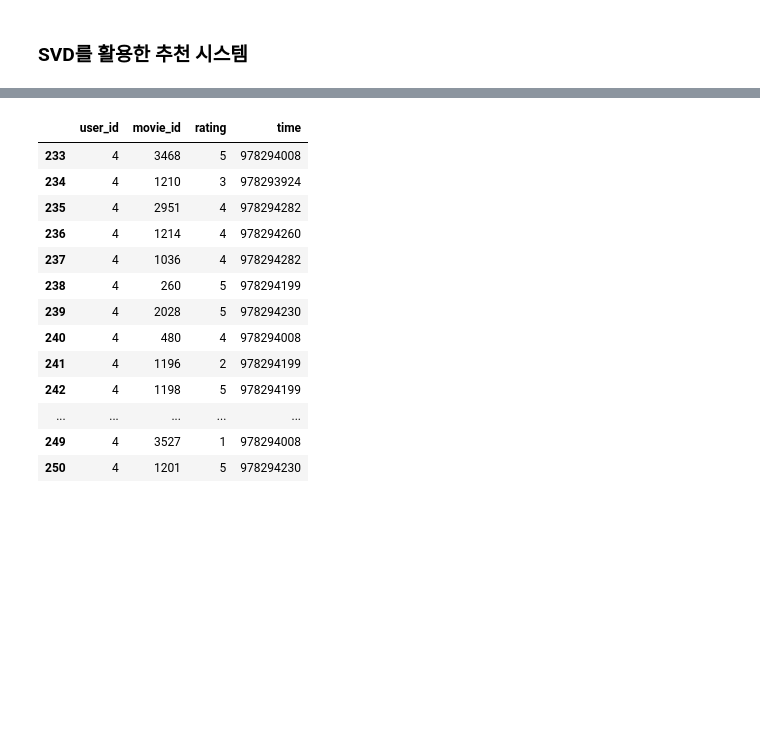
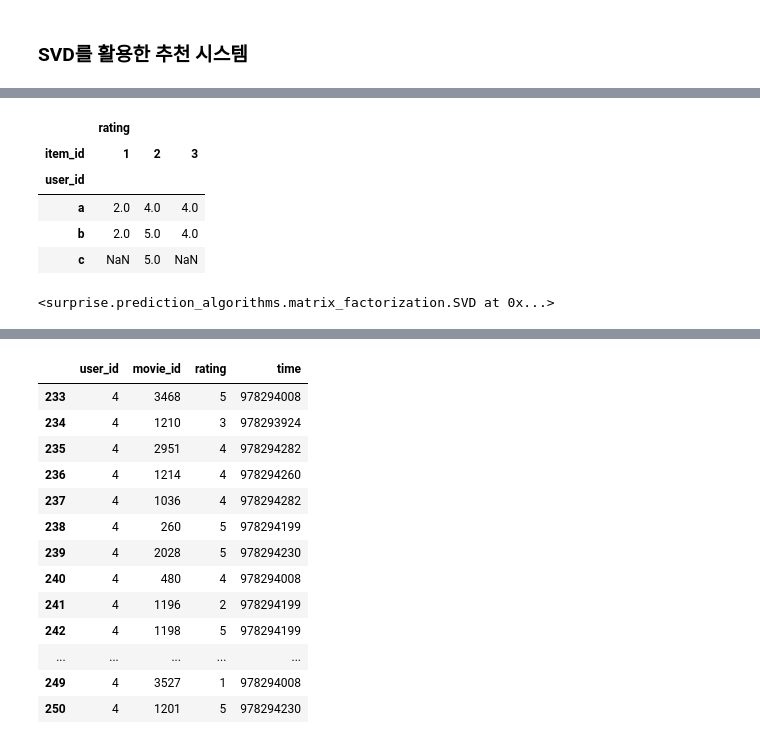
Before and after one commit to sohyeondian/python3, a Jupyter notebook: source/14. 영화 평점 예측.ipynb, the cells around one changed output, grey strips where cells are left out. Drawn from its saved outputs; the diff is of its cells as text; code cells hidden in the pictures; blank space fills up the shorter version.

```diff
--- a/source/14. 영화 평점 예측.ipynb
+++ b/source/14. 영화 평점 예측.ipynb
@@ -414,0 +442,10 @@ plt.show()
+# %%
+df_matrix_table = df[['user_id', 'item_id', 'rating']].set_index(['user_id','item_id']).unstack()
+df_matrix_table
+# %% [output]
+|  | rating |  |  |
+| item_id | 1 | 2 | 3 |
+| user_id |  |  |  |
+| a | 2.0 | 4.0 | 4.0 |
+| b | 2.0 | 5.0 | 4.0 |
+| c | NaN | 5.0 | NaN |
@@ -414,0 +457,5 @@ plt.show()
+# %%
+model = SVD(n_factors=8, lr_all=0.005, reg_all=0.02, n_epochs=100)
+model.fit(train_data)
+# %% [output]
+<surprise.prediction_algorithms.matrix_factorization.SVD at 0x...>
```
Also changed, not shown: parts of 30 cells of this notebook, 3 other files.
